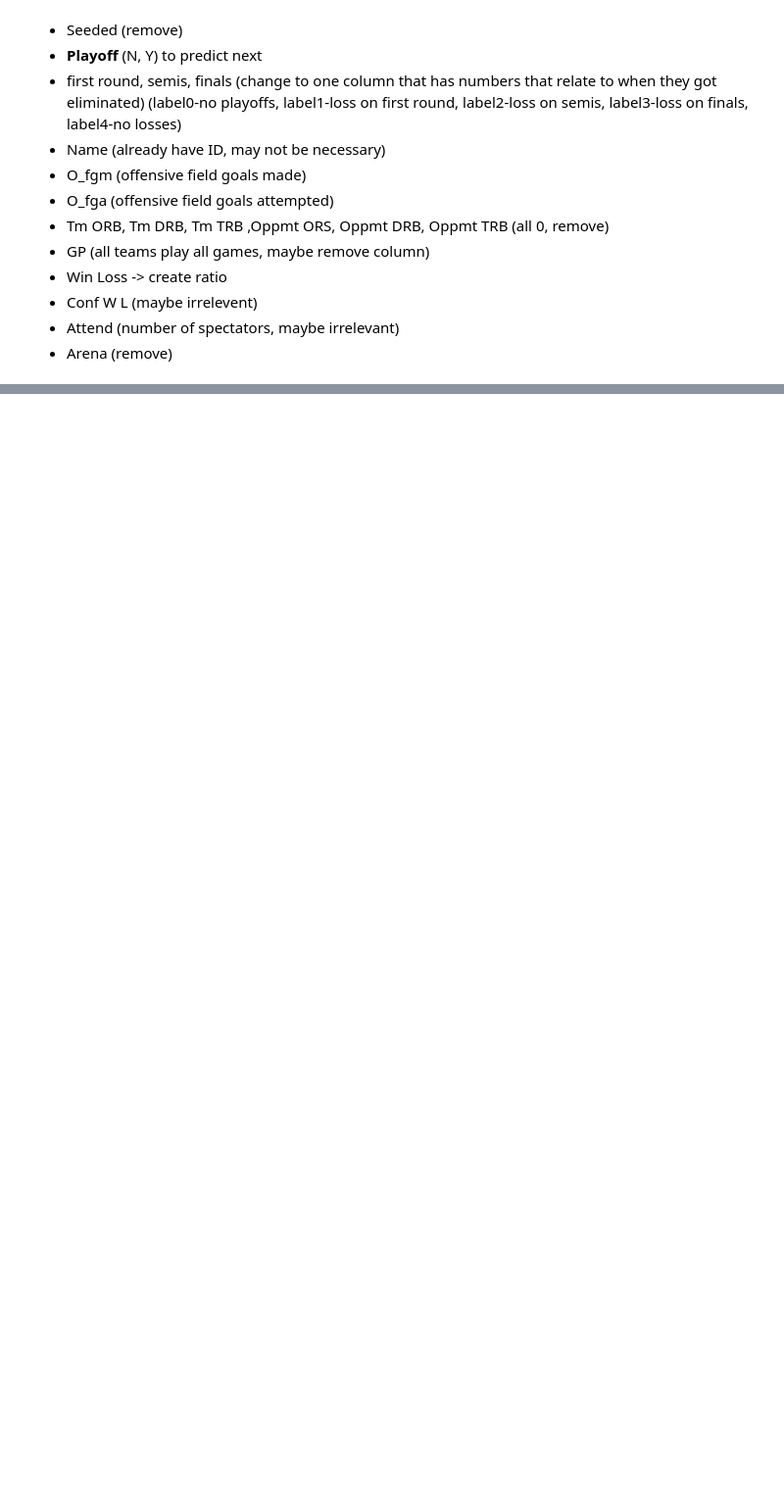
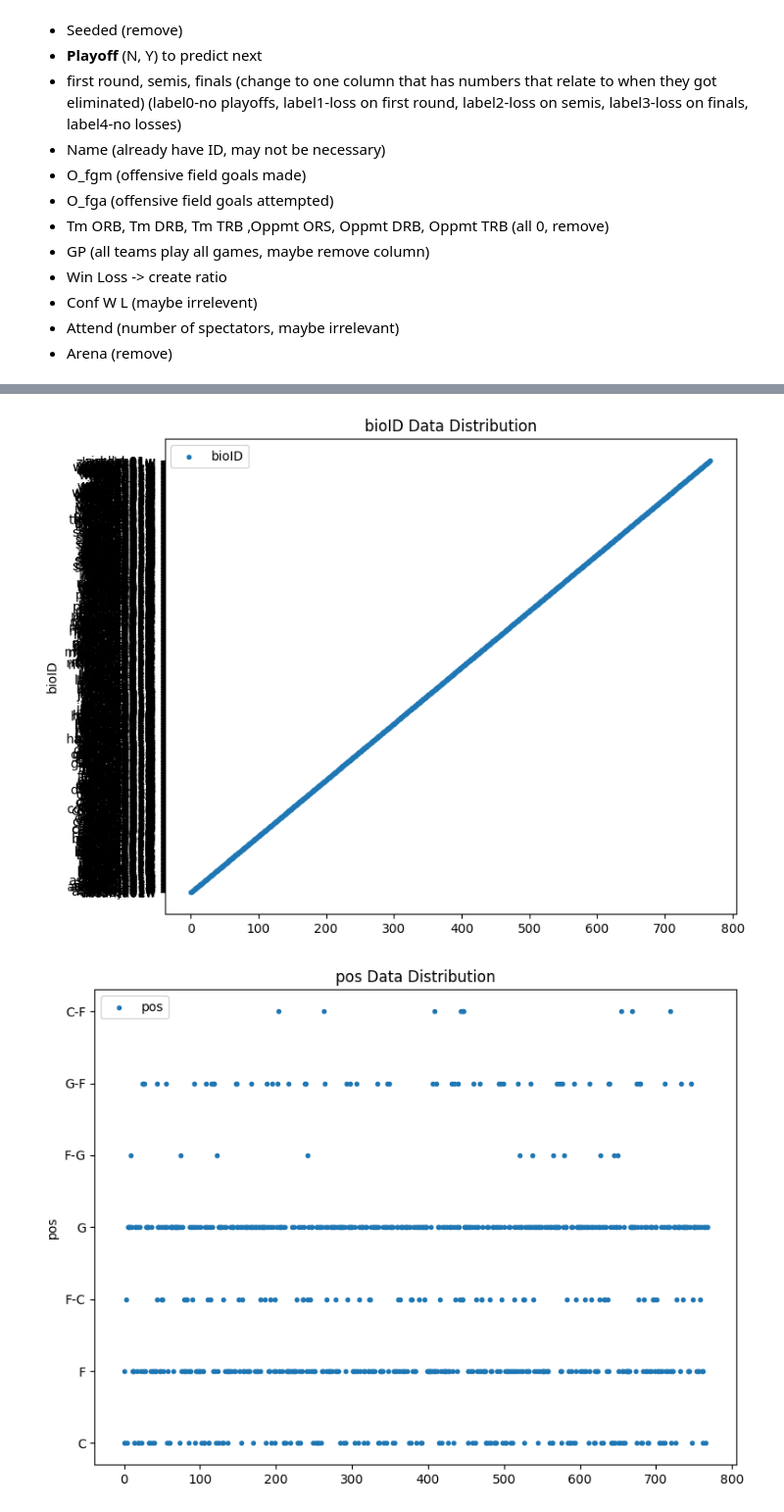
Before and after one commit to 13luiscabral13/AC, a Jupyter notebook: notebook.ipynb, the cells around one changed output, grey strips where cells are left out. Shown at 98% size. Saved outputs shown, nothing was run; the diff lists cells and outputs as text; code cells hidden in the pictures; blank space fills up the shorter version.

```diff
--- a/notebook.ipynb
+++ b/notebook.ipynb
@@ -61,0 +209,31 @@
+# %%
+# remove rows with birthdate 0000-00-00
+
+players = players_filtered
+players = players[players['birthDate'] != '0000-00-00']
+players.reset_index(drop=True, inplace=True)
+# %%
+# remove abnormal heights
+
+players = players[players['height'] >= 50]
+
+players.reset_index(drop=True, inplace=True)
+# %%
+# remove abnormal weight
+
+players = players[players['weight'] >= 50]
+
+players.reset_index(drop=True, inplace=True)
+# %%
+columns_filtered = [col for col in players.columns if col not in columns_to_ignore]
+for column in columns_filtered:
+    plt.figure(figsize=(8, 6))
+    plt.scatter(range(len(players)), players[column], marker='.', label=column)
+    plt.title(f'{column} Data Distribution')
+    plt.ylabel(column)
+    plt.legend()
+    plt.tight_layout()
+    plt.show()
+# %% [output]
+[figure, added]
+[figure, added]
```
Also changed, not shown: parts of 16 cells of this notebook, 3 other files.
